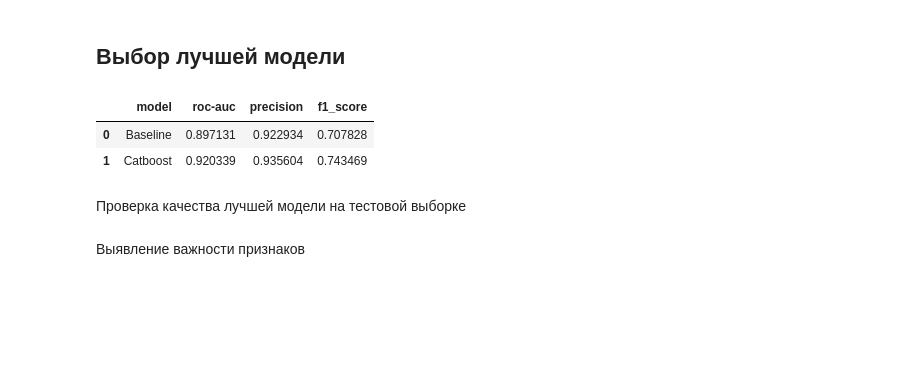
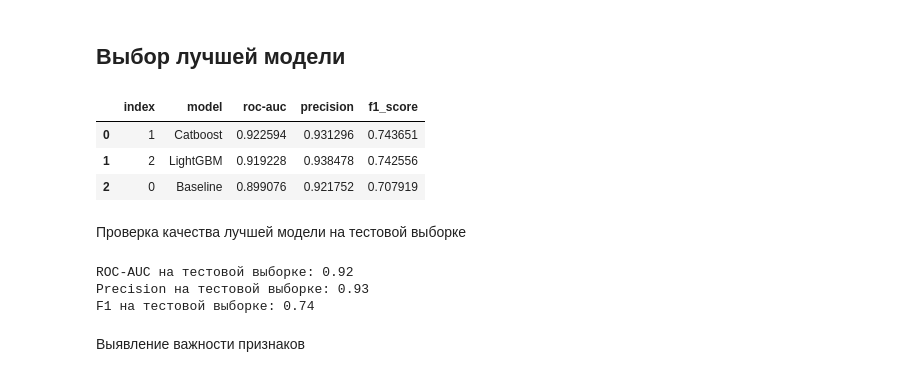
Before and after one commit to denis-42ds/classification_of_payment_requests, a Jupyter notebook: classification_of_payment_requests.ipynb, the cells around one changed output. Drawn from its saved outputs; the diff is of its cells as text; code cells hidden in the pictures; blank space fills up the shorter version.

Commit message:
Colaboratory - summary and feature importance added

```diff
--- a/classification_of_payment_requests.ipynb
+++ b/classification_of_payment_requests.ipynb
@@ -1126,14 +1245,14 @@ X_train.shape, X_valid.shape, X_test.shape, y_train.shape, y_valid.shape, y_test
 ### Baseline (Logistic Regression)
 # %%
 baseline = LogisticRegression(random_state=RANDOM_STATE)
-baseline.fit(X_train.values, y_train)
+baseline.fit(X_train.drop(['purpose'], axis=1).values, y_train)
 
 # Вычисление ROC-AUC
-y_pred_base = baseline.predict_proba(X_valid.values)[:, 1]
+y_pred_base = baseline.predict_proba(X_valid.drop(['purpose'], axis=1).values)[:, 1]
 roc_auc_baseline = roc_auc_score(y_valid, y_pred_base)
 
 # Вычисление precision и F1
-y_pred_class_base = baseline.predict(X_valid.values)
+y_pred_class_base = baseline.predict(X_valid.drop(['purpose'], axis=1).values)
 precision_baseline = precision_score(y_valid, y_pred_class_base)
 f1_baseline = f1_score(y_valid, y_pred_class_base)
 
@@ -1160,17 +1279,34 @@ F1 на валидационной выборке: 0.71
 # %% [markdown]
 ### CatBoost
 # %%
-cbst = CatBoostClassifier(random_state=RANDOM_STATE, eval_metric='AUC')
-cbst.fit(X_train, y_train, eval_set=(X_valid, y_valid), verbose=100, plot=True)
+cbst = CatBoostClassifier(random_state=RANDOM_STATE,
+                          text_features=['purpose'],
+                          eval_metric='AUC')
+cbst.fit(X_train.drop(['purpose_emb'], axis=1),
+         y_train,
+         eval_set=(X_valid.drop(['purpose_emb'], axis=1), y_valid),
+         verbose=100)
 
 # Вычисление ROC-AUC
-y_pred_proba_cb = cbst.predict_proba(X_valid)[:, 1]
+y_pred_proba_cb = cbst.predict_proba(X_valid.drop(['purpose_emb'], axis=1))[:, 1]
 roc_auc_cb = roc_auc_score(y_valid, y_pred_proba_cb)
 
 # Вычисление precision и F1
-y_pred_class_cb = cbst.predict(X_valid.values)
+y_pred_class_cb = cbst.predict(X_valid.drop(['purpose_emb'], axis=1).values)
 precision_cb = precision_score(y_valid, y_pred_class_cb)
 f1_cb = f1_score(y_valid, y_pred_class_cb)
+
+# Визуализация кривой ROC
+fpr_cb, tpr_cb, thresholds_cb = roc_curve(y_valid, y_pred_proba_cb)
+plt.plot(fpr_cb, tpr_cb, label='ROC curve (area = %0.2f)' % roc_auc_cb)
+plt.plot([0, 1], [0, 1], 'k--')
+plt.xlim([0.0, 1.0])
+plt.ylim([0.0, 1.05])
+plt.xlabel('False Positive Rate')
+plt.ylabel('True Positive Rate')
+plt.title('Receiver Operating Characteristic CatBoost')
+plt.legend(loc="lower right")
+plt.show()
 
 print(f"ROC-AUC на валидационной выборке: {round(roc_auc_cb, 2)}")
 print(f"Precision на валидационной выборке: {round(precision_cb, 2)}")
@@ -1201,18 +1395,36 @@ F1 на валидационной выборке: 0.74
 ## Выбор лучшей модели
 # %%
 dict_sum = {'Baseline': [roc_auc_baseline, precision_baseline, f1_baseline],
-         'Catboost': [roc_auc_cb, precision_cb, f1_cb],
-         'LightGBM': [roc_auc_lgb, precision_lgb, f1_lgb]}
+            'Catboost': [roc_auc_cb, precision_cb, f1_cb],
+            'LightGBM': [roc_auc_lgb, precision_lgb, f1_lgb]}
 summary_data = (pd.DataFrame.from_dict(dict_sum, orient='index',
-                                      columns=["roc-auc", "precision", "f1_score"]).reset_index()
-                                      .rename(columns={'index': 'model'})
-                                      )
-summary_data
+                                       columns=["roc-auc", "precision", "f1_score"]).reset_index()
+                                       .rename(columns={'index': 'model'})
+                                       )
+summary_data.sort_values('roc-auc', ascending=False).reset_index()
 # %% [output]
-|  | model | roc-auc | precision | f1_score |
-| 0 | Baseline | 0.897131 | 0.922934 | 0.707828 |
-| 1 | Catboost | 0.920339 | 0.935604 | 0.743469 |
+|  | index | model | roc-auc | precision | f1_score |
+| 0 | 1 | Catboost | 0.922594 | 0.931296 | 0.743651 |
+| 1 | 2 | LightGBM | 0.919228 | 0.938478 | 0.742556 |
+| 2 | 0 | Baseline | 0.899076 | 0.921752 | 0.707919 |
 # %% [markdown]
 Проверка качества лучшей модели на тестовой выборке
+# %%
+# Вычисление ROC-AUC
+y_proba_test = cbst.predict_proba(X_test.drop(['purpose_emb'], axis=1))[:, 1]
+roc_auc_test = roc_auc_score(y_test, y_proba_test)
+
+# Вычисление precision и F1
+y_pred_test = cbst.predict(X_test.drop(['purpose_emb'], axis=1).values)
+precision_test = precision_score(y_test, y_pred_test)
+f1_test = f1_score(y_test, y_pred_test)
+
+print(f"ROC-AUC на тестовой выборке: {round(roc_auc_test, 2)}")
+print(f"Precision на тестовой выборке: {round(precision_test, 2)}")
+print(f"F1 на тестовой выборке: {round(f1_test, 2)}")
+# %% [output]
+ROC-AUC на тестовой выборке: 0.92
+Precision на тестовой выборке: 0.93
+F1 на тестовой выборке: 0.74
 # %% [markdown]
 Выявление важности признаков
```
Also changed, not shown: parts of 43 cells of this notebook.
